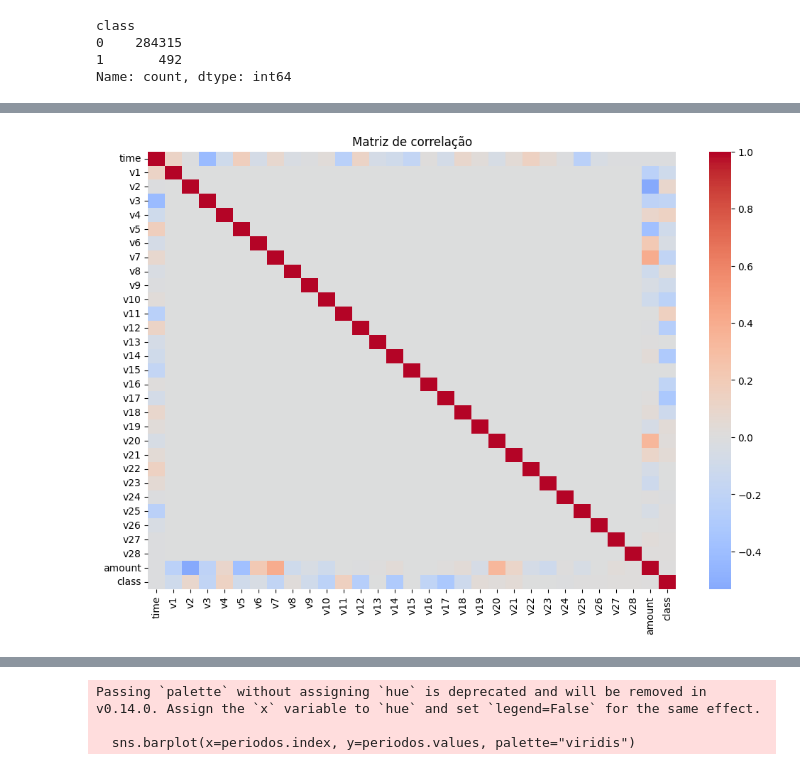
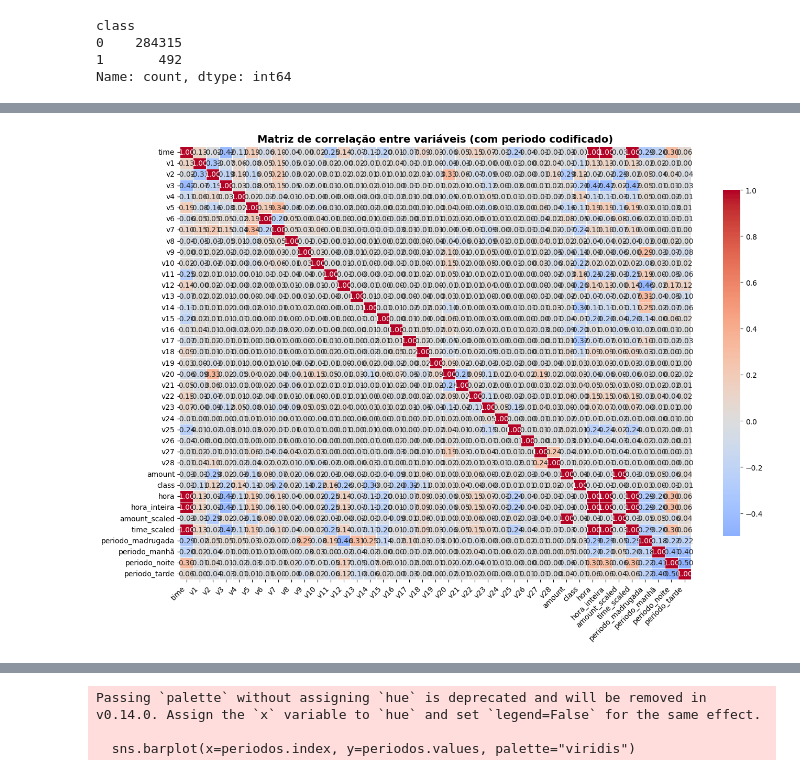
Before and after one commit to Aquiles-Moroni/fraude-cartao-credito, a Jupyter notebook: src/main.ipynb, the cells around one changed output, grey strips where cells are left out. Cells and saved outputs as stored; diff of their text form; code cells hidden in the pictures.

```diff
--- a/src/main.ipynb
+++ b/src/main.ipynb
@@ -107,9 +180,23 @@ plt.show()
-# %%
-plt.figure(figsize=(12,8))
-corr = dataset.corr()
-sns.heatmap(corr, cmap="coolwarm", center=0)
-plt.title("Matriz de correlação")
-plt.show()
-# %% [output]
-[figure, removed]
+# %%
+# Matriz de correlação entre variáveis (com One-Hot Encoding)
+# Converte a coluna categórica 'periodo' em variáveis binárias (dummy) para incluir na matriz de correlação.
+# Útil para verificar se períodos do dia têm relação com a variável alvo (class).
+
+# Converte 'periodo' em variáveis binárias
+dataset_encoded = pd.get_dummies(dataset, columns=['periodo'])
+
+plt.figure(figsize=(14,10))
+corr = dataset_encoded.corr()
+
+# Heatmap com valores anotados
+sns.heatmap(corr, cmap="coolwarm", center=0, annot=True, fmt=".2f",
+            linewidths=0.5, cbar_kws={"shrink": 0.8})
+
+plt.title("Matriz de correlação entre variáveis (com periodo codificado)", fontsize=14, fontweight='bold')
+plt.xticks(rotation=45, ha='right')
+plt.yticks(rotation=0)
+plt.tight_layout()
+plt.show()
+# %% [output]
+[figure, added]
 # %%
```
Also changed, not shown: parts of 10 cells of this notebook.
